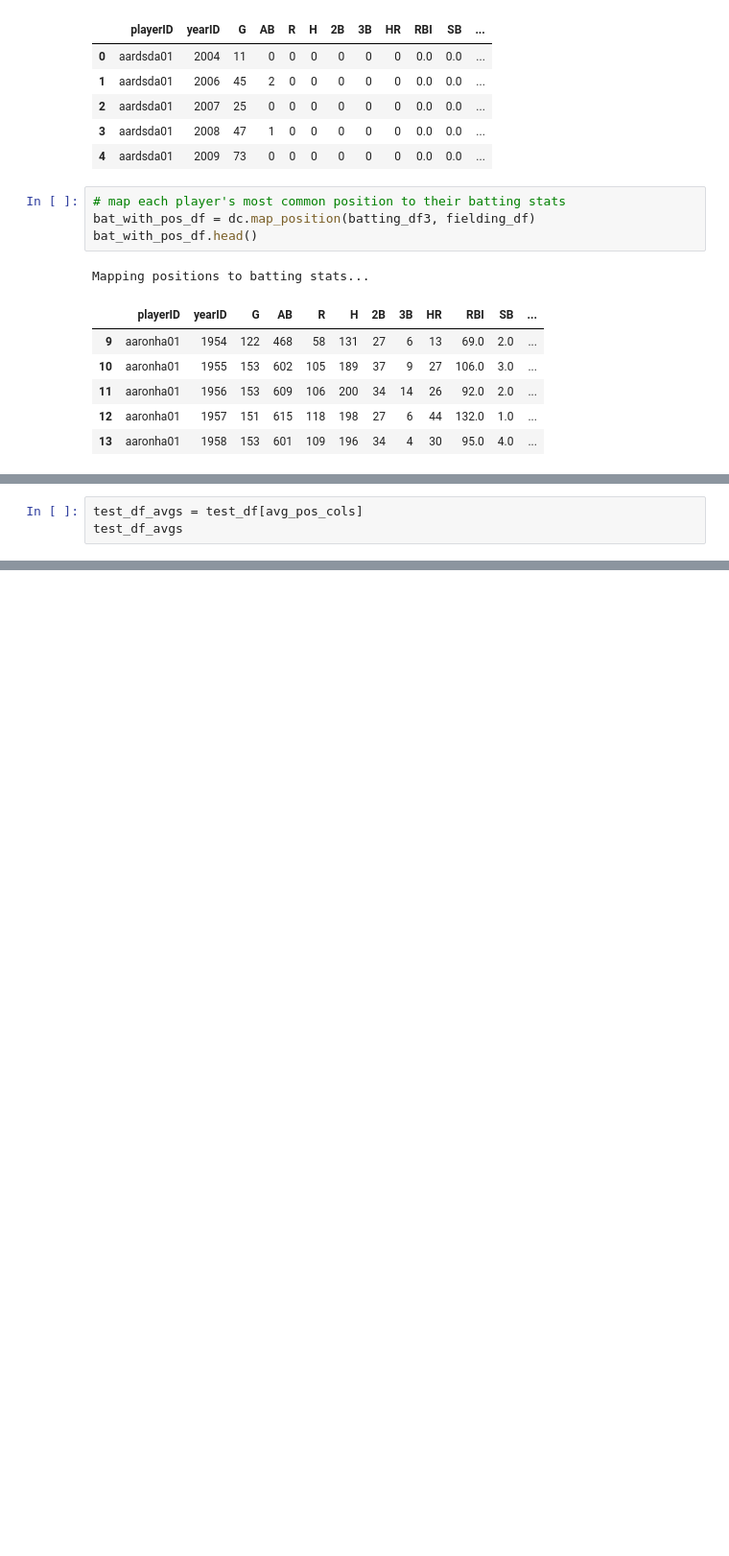
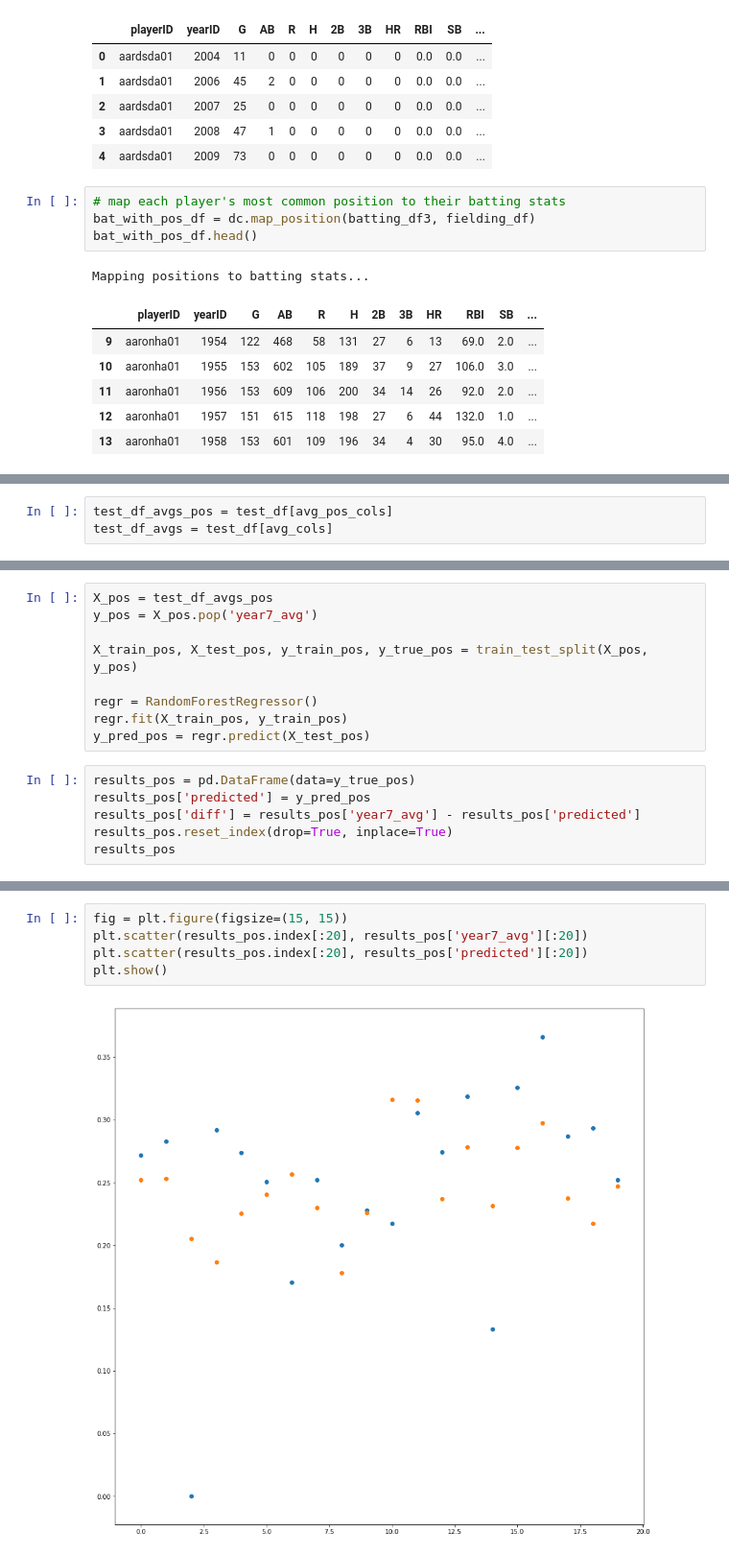
Before and after one commit to aaronmcd1214/Capstone, a Jupyter notebook: Untitled.ipynb, the cells around one changed output, grey strips where cells are left out. Shown at 96% size. Drawn from its saved outputs; the diff is of its cells as text; blank space fills up the shorter version.

```diff
--- a/Untitled.ipynb
+++ b/Untitled.ipynb
@@ -112,5 +133,5 @@ avg_pos_cols
  'pos_OF',
  'pos_SS']
 # %%
-test_df_avgs = test_df[avg_pos_cols]
-test_df_avgs
+test_df_avgs_pos = test_df[avg_pos_cols]
+test_df_avgs = test_df[avg_cols]
@@ -135,0 +138,15 @@ test_df_avgs
+# %%
+X_pos = test_df_avgs_pos
+y_pos = X_pos.pop('year7_avg')
+
+X_train_pos, X_test_pos, y_train_pos, y_true_pos = train_test_split(X_pos, y_pos)
+
+regr = RandomForestRegressor()
+regr.fit(X_train_pos, y_train_pos)
+y_pred_pos = regr.predict(X_test_pos)
+# %%
+results_pos = pd.DataFrame(data=y_true_pos)
+results_pos['predicted'] = y_pred_pos
+results_pos['diff'] = results_pos['year7_avg'] - results_pos['predicted']
+results_pos.reset_index(drop=True, inplace=True)
+results_pos
@@ -135,0 +227,7 @@ test_df_avgs
+# %%
+fig = plt.figure(figsize=(15, 15))
+plt.scatter(results_pos.index[:20], results_pos['year7_avg'][:20])
+plt.scatter(results_pos.index[:20], results_pos['predicted'][:20])
+plt.show()
+# %% [output]
+[figure, added]
```
Also changed, not shown: parts of 15 cells of this notebook, 1 other file.
